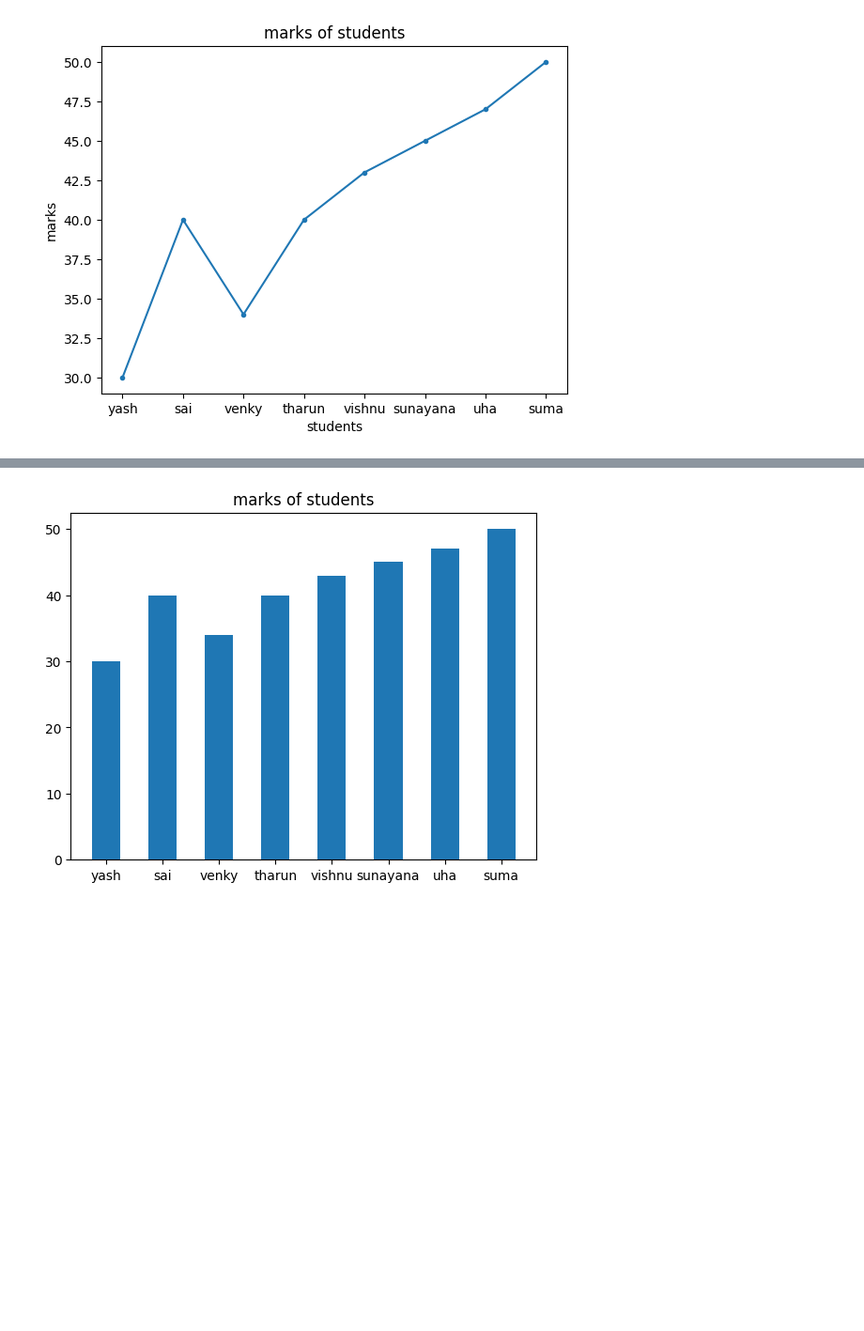
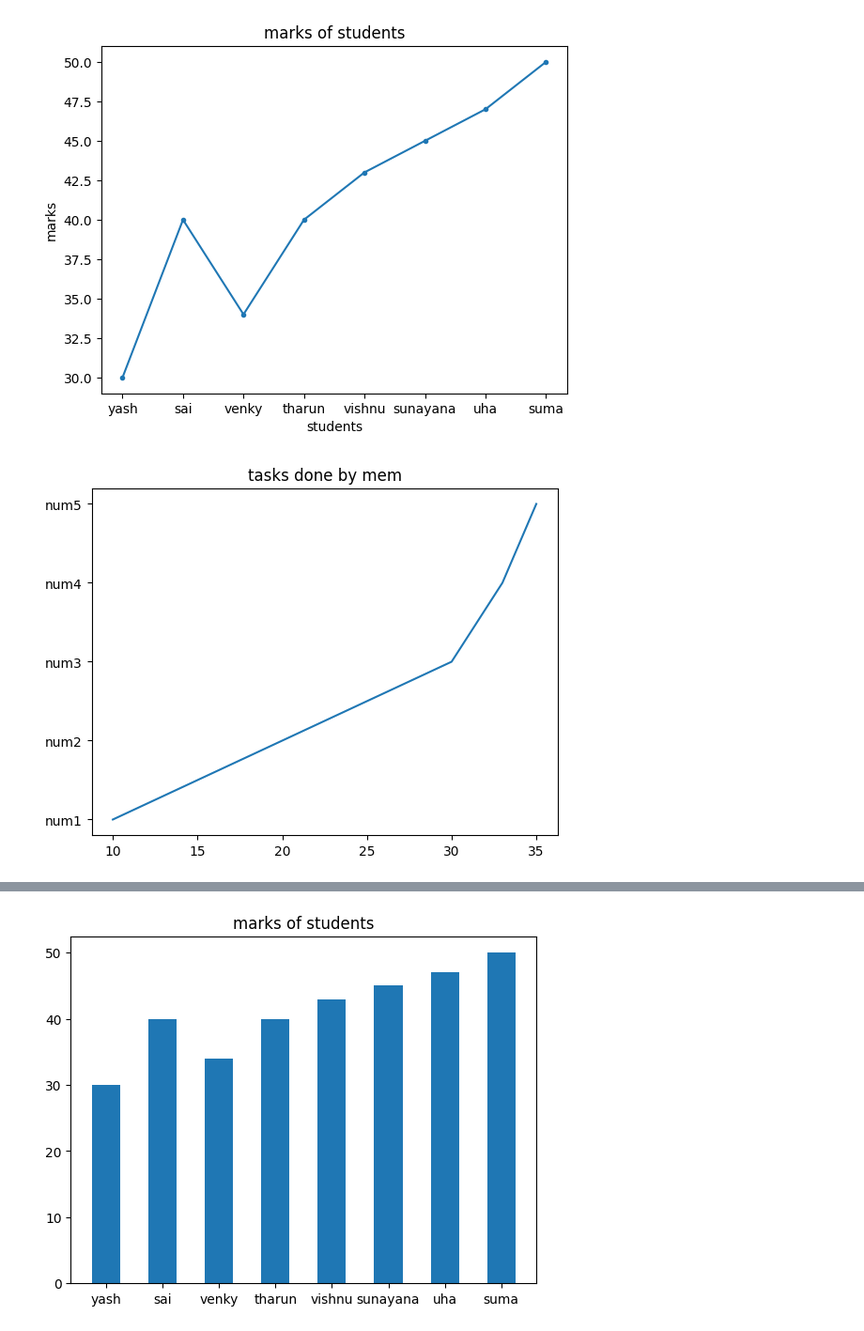
Before and after one commit to yash144-code/daily-python-work, a Jupyter notebook: data_science.ipynb, the cells around one changed output, grey strips where cells are left out. Shown at 94% size. Drawn from its saved outputs; the diff is of its cells as text; code cells hidden in the pictures; blank space fills up the shorter version.

```diff
--- a/data_science.ipynb
+++ b/data_science.ipynb
@@ -1676,3 +1678,12 @@ plt.show()
 6       uha     47
 7      suma     50
 [figure]
+# %%
+import matplotlib.pyplot as plt
+X = (10,20,30,33,35)
+Y=  ("num1","num2","num3","num4", "num5")
+plt.plot(X,Y)
+plt.title("tasks done by mem")
+plt.show()
+# %% [output]
+[figure, added]
```
Also changed, not shown: parts of 3 cells of this notebook.
